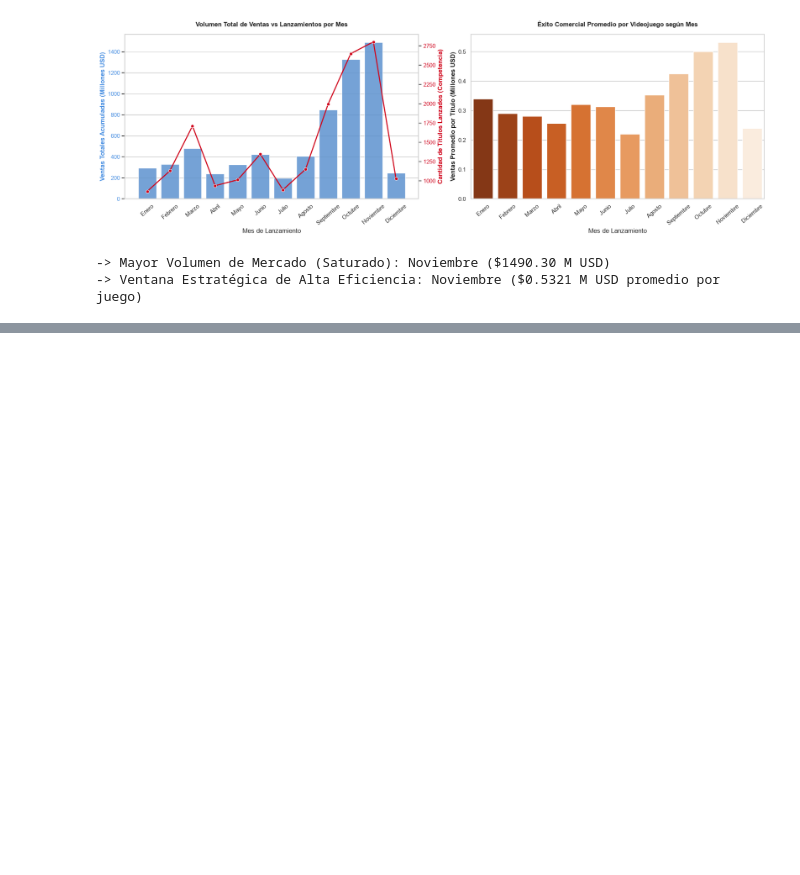
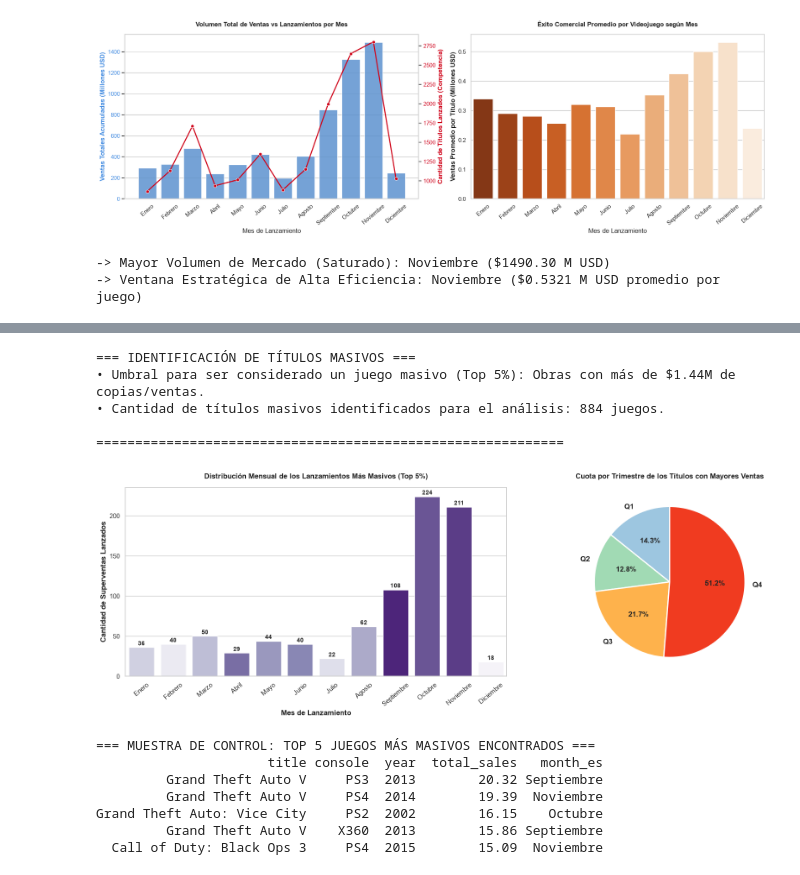
Before and after one commit to alvarodc093-pixel/Eda-Games, a Jupyter notebook: Notebook/Preprocesamiento.ipynb, the cells around one changed output, grey strips where cells are left out. Saved outputs shown, nothing was run; the diff lists cells and outputs as text; code cells hidden in the pictures; blank space fills up the shorter version.

Commit message:
Análisis bivariante
Analizamos las fechas de salida de los títulos mas masivos.

```diff
--- a/Notebook/Preprocesamiento.ipynb
+++ b/Notebook/Preprocesamiento.ipynb
@@ -643,0 +646,67 @@ else:
+# %%
+if 'release_date' in df.columns and 'total_sales' in df.columns:
+    # 1. Filtrar registros con fechas y ventas válidas
+    df_hits = df[df["release_date"].notnull() & df["total_sales"].notnull()].copy()
+    df_hits["release_date"] = pd.to_datetime(df_hits["release_date"], errors='coerce')
+    df_hits = df_hits[df_hits["release_date"].notnull()]
+
+    # 2. Extraer el mes y el trimestre (Quarter) de lanzamiento
+    df_hits["month_num"] = df_hits["release_date"].dt.month
+    df_hits["quarter"] = "Q" + df_hits["release_date"].dt.quarter.astype(str)
+
+    meses_es = {1: "Enero", 2: "Febrero", 3: "Marzo", 4: "Abril", 5: "Mayo", 6: "Junio",
+                7: "Julio", 8: "Agosto", 9: "Septiembre", 10: "Octubre", 11: "Noviembre", 12: "Diciembre"}
+    df_hits["month_es"] = df_hits["month_num"].map(meses_es)
+
+    # 3. Definir el umbral del Top 5% de juegos más masivos del dataset
+    umbral_top_5 = df_hits["total_sales"].quantile(0.95)
+
+    # Filtrar el subconjunto de "Títulos Masivos"
+    df_blockbusters = df_hits[df_hits["total_sales"] >= umbral_top_5]
+
+    print(f"=== IDENTIFICACIÓN DE TÍTULOS MASIVOS ===")
+    print(f"• Umbral para ser considerado un juego masivo (Top 5%): Obras con más de ${umbral_top_5:.2f}M de copias/ventas.")
+    print(f"• Cantidad de títulos masivos identificados para el análisis: {df_blockbusters.shape[0]} juegos.")
+    print("\n" + "="*60 + "\n")
+
+    # 4. Configurar orden cronológico estricto para evitar problemas alfabéticos
+    orden_meses = ["Enero", "Febrero", "Marzo", "Abril", "Mayo", "Junio",
+                   "Julio", "Agosto", "Septiembre", "Octubre", "Noviembre", "Diciembre"]
+    orden_trimestres = ["Q1", "Q2", "Q3", "Q4"]
+
+    # 5. Diseño de Gráficas Coorporativas
+    fig, axes = plt.subplots(1, 2, figsize=(18, 6))
+
+    # Gráfica A: Distribución de los Títulos Masivos por Mes
+    sns.countplot(data=df_blockbusters, x="month_es", order=orden_meses, palette="Purples_r", ax=axes[0], hue="month_es", legend=False)
+    axes[0].set_title("Distribución Mensual de los Lanzamientos Más Masivos (Top 5%)", fontweight="bold", pad=15, fontsize=12)
+    axes[0].set_xlabel("Mes de Lanzamiento", fontweight="semibold")
+    axes[0].set_ylabel("Cantidad de Superventas Lanzados", fontweight="semibold")
+    axes[0].set_xticklabels(orden_meses, rotation=40)
+
+    # Anotar cantidades exactas arriba de cada barra mensual
+    for p in axes[0].patches:
+        height = p.get_height()
+        if height > 0:
+            axes[0].annotate(f'{int(height)}', (p.get_x() + p.get_width() / 2., height + 1),
+                        ha='center', va='bottom', fontsize=10, fontweight='bold')
+
+    # Gráfica B: Cuota de Títulos Masivos por Trimestre Comercial (Quarter)
+    conteo_q = df_blockbusters["quarter"].value_counts().reindex(orden_trimestres)
+    axes[1].pie(conteo_q, labels=conteo_q.index, autopct='%1.1f%%', startangle=90,
+               colors=["#9dc6e0", "#a1dab4", "#feb24c", "#f03b20"],
+               textprops={'fontsize': 12, 'fontweight': 'bold'},
+               wedgeprops={'edgecolor': 'white', 'linewidth': 2})
+    axes[1].set_title("Cuota por Trimestre de los Títulos con Mayores Ventas", fontweight="bold", pad=15, fontsize=12)
+
+    plt.tight_layout()
+    plt.show()
+
+    # 6. Muestra de control ejecutiva de los juegos que entraron en esta categoría
+    print("\n=== MUESTRA DE CONTROL: TOP 5 JUEGOS MÁS MASIVOS ENCONTRADOS ===")
+    columnas_muestra = [c for c in ['title', 'name', 'console', 'platform', 'year', 'total_sales', 'month_es'] if c in df_blockbusters.columns]
+    print(df_blockbusters.sort_values(by="total_sales", ascending=False)[columnas_muestra].head(5).to_string(index=False))
+
+else:
+    print("[INFO] No se disponen de las columnas 'release_date' y 'total_sales' requeridas para este análisis.")
+# %% [output]
@@ -643,0 +714,13 @@ else:
+=== IDENTIFICACIÓN DE TÍTULOS MASIVOS ===
+• Umbral para ser considerado un juego masivo (Top 5%): Obras con más de $1.44M de copias/ventas.
+• Cantidad de títulos masivos identificados para el análisis: 884 juegos.
+
+============================================================
+[figure, added]
+=== MUESTRA DE CONTROL: TOP 5 JUEGOS MÁS MASIVOS ENCONTRADOS ===
+                      title console  year  total_sales   month_es
+         Grand Theft Auto V     PS3  2013        20.32 Septiembre
+         Grand Theft Auto V     PS4  2014        19.39  Noviembre
+Grand Theft Auto: Vice City     PS2  2002        16.15    Octubre
+         Grand Theft Auto V    X360  2013        15.86 Septiembre
+  Call of Duty: Black Ops 3     PS4  2015        15.09  Noviembre
```
Also changed, not shown: parts of 2 cells of this notebook.
